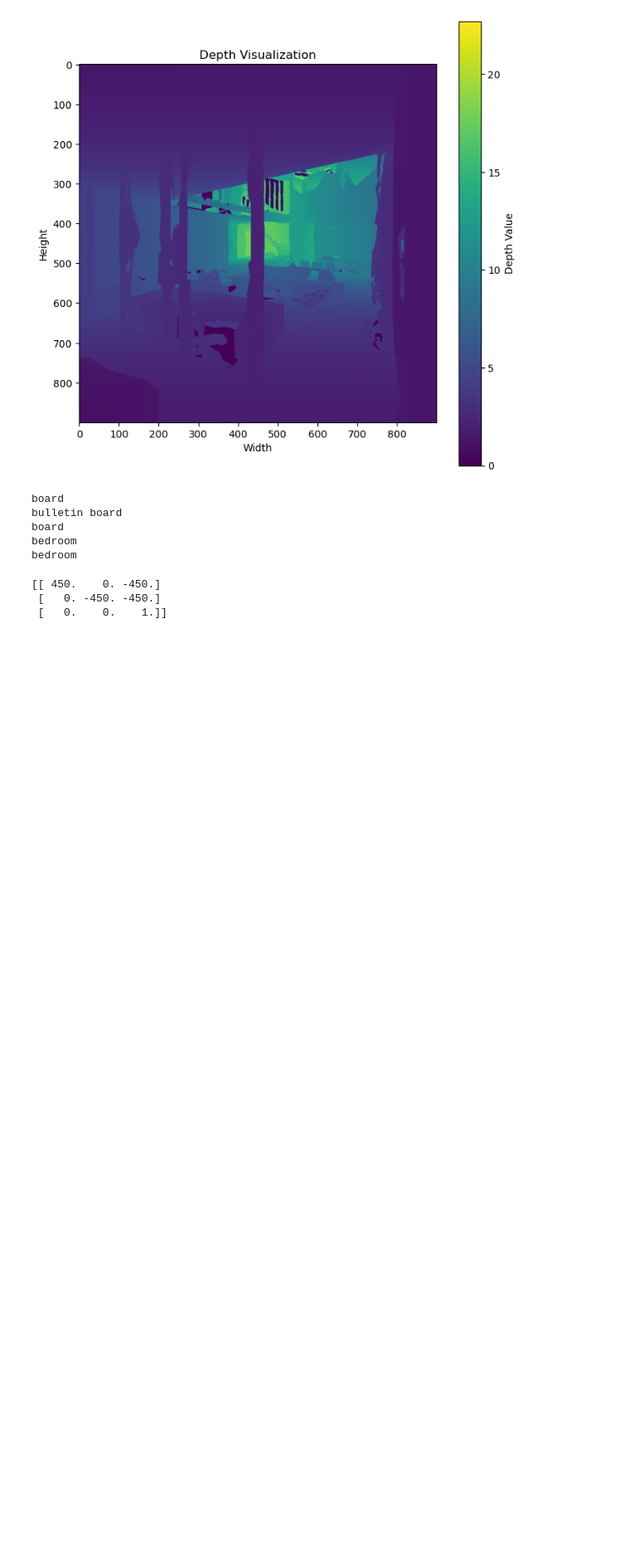
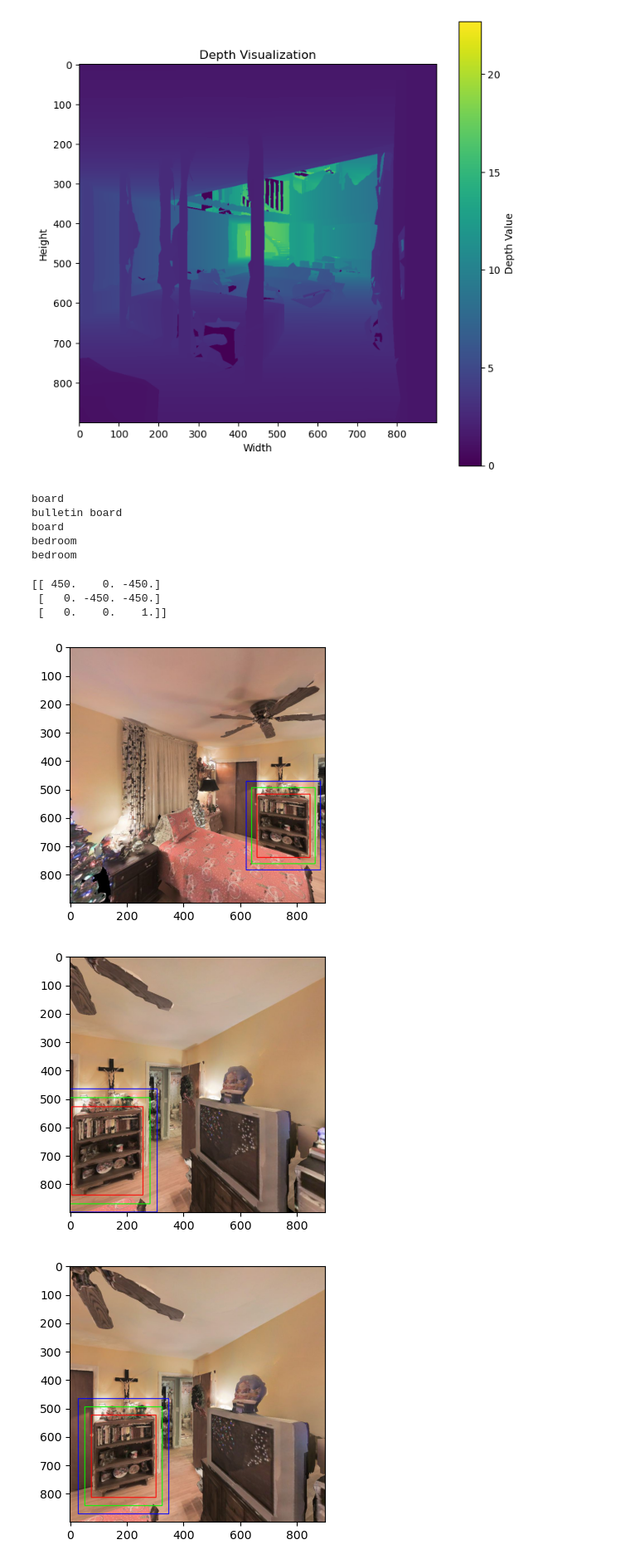
Before and after one commit to Smart-Wheelchair-RRC/instance-map, a Jupyter notebook: Instance_Map_3.ipynb, the cells around one changed output. Shown: that part at 83% size. Saved outputs shown, nothing was run; the diff lists cells and outputs as text; code cells hidden in the pictures; blank space fills up the shorter version.

```diff
--- a/Instance_Map_3.ipynb
+++ b/Instance_Map_3.ipynb
@@ -749,6 +758,7 @@ with open(img_dict_dir, 'rb') as file:
 #     scene_obj_nodes = pickle.load(file)
 # %%
 params = {'init_img_id': '001', #initialize the scene with this image
+          'stride': 1,
 
           'depth_scale': 655.35, #depth scale for converting depth image to meters (std value: 1000.0)
 
@@ -878,0 +888,4 @@ Number of objs in the scene:  101
+# %%
+# Save the modified dictionary using pickle
+with open(os.path.join(output_dir, 'scene_obj_nodes.pkl'), 'wb') as f:
+    pickle.dump(scene_obj_nodes, f)
@@ -878,0 +894,10 @@ Number of objs in the scene:  101
+# %%
+import torch
+import numpy as np
+import cv2
+from PIL import Image
+import open_clip
+from tqdm.notebook import tqdm
+
+with open(os.path.join(output_dir, 'scene_obj_nodes.pkl'), 'rb') as f:
+    scene_obj_nodes = pickle.load(f)
@@ -878,0 +941,5 @@ Number of objs in the scene:  101
+# %%
+clip_model, _, clip_preprocess = open_clip.create_model_and_transforms(
+        "ViT-H-14", "laion2b_s32b_b79k"
+    )
+clip_model = clip_model.to(device)
@@ -956,0 +1093,38 @@ print(K)
+# %%
+node_id = 1108
+
+# For k highest points_contri, find the corresponding source_ids
+k = 3
+points_contri = scene_obj_nodes[node_id]['points_contri']
+source_ids = scene_obj_nodes[node_id]['source_ids']
+
+sort = np.argsort(points_contri)[::-1]
+sorted_points_contri = np.array(points_contri)[sort]
+sorted_source_ids = np.array(source_ids)[sort]
+
+top_k_points_contri = sorted_points_contri[:k]
+top_k_source_ids = sorted_source_ids[:k]
+
+for source_id in top_k_source_ids:
+    img_id, obj_id = source_id[0], source_id[1]
+    img_path = img_dict[img_id]['img_path']
+
+    img = cv2.imread(img_path)
+    img = cv2.cvtColor(img, cv2.COLOR_BGR2RGB)  # Convert image from BGR to RGB format
+
+    obj_bbox = img_dict[img_id]["objs"][int(obj_id)]["bbox"]
+    cropped_img = crop_image(img, obj_bbox)
+
+    # cropped_imgs = multi_scale_crop_image(img, obj_bbox, levels=[0, 1, 2])
+    bbox_img = draw_multi_scale_bounding_boxes(img, obj_bbox, kexp=0.1)
+    plt.figure(figsize=(4, 4))
+    plt.imshow(bbox_img)
+    plt.show()
+    # for cropped_img in cropped_imgs:
+    #     plt.figure(figsize=(4, 4))
+    #     plt.imshow(cropped_img)
+    #     plt.show()
+# %% [output]
+[figure, added]
+[figure, added]
+[figure, added]
```
Also changed, not shown: parts of 11 cells of this notebook, 8 other files.
